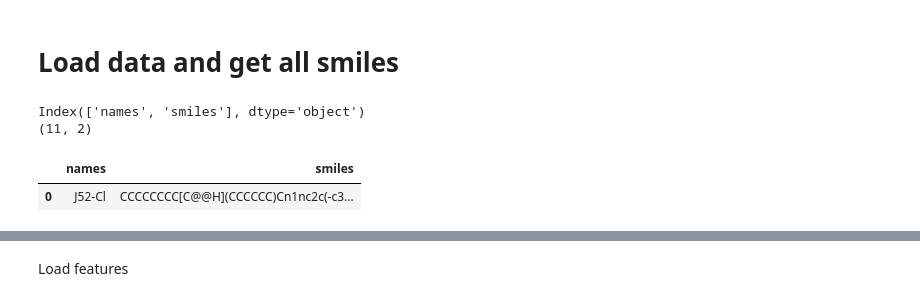
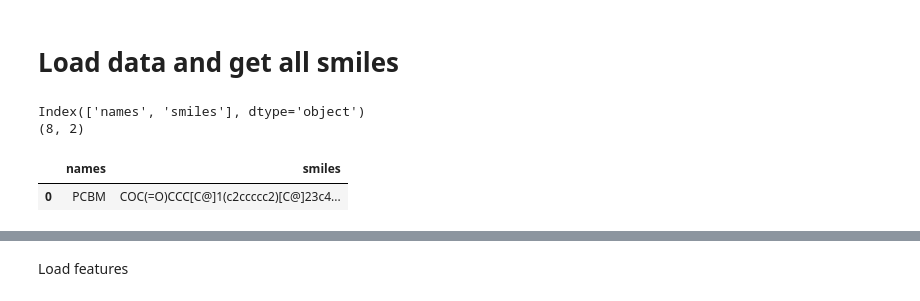
Before and after one commit to aspuru-guzik-group/gpHSP, a Jupyter notebook: 3_predict_on_new_data.ipynb, the cells around one changed output, grey strips where cells are left out. Drawn from its saved outputs; the diff is of its cells as text; code cells hidden in the pictures.

```diff
--- a/3_predict_on_new_data.ipynb
+++ b/3_predict_on_new_data.ipynb
@@ -61,11 +61,11 @@ at_model_dir = lambda x: os.path.join('gpHSP/models', x)
 # %% [markdown]
 # Load data and get all smiles
 # %%
-df = pd.read_csv(at_data_dir('sample_molecules.csv'))
+df = pd.read_csv('LMU_Molecules.csv')
 df['smiles'] = df['smiles'].apply(gphsp.get_isomeric_smiles)
 gphsp.peek_df(df)
 # %% [output]
 Index(['names', 'smiles'], dtype='object')
-(11, 2)
+(8, 2)
 |  | names | smiles |
-| 0 | J52-Cl | CCCCCCCC[C@@H](CCCCCC)Cn1nc2c(-c3... |
+| 0 | PCBM | COC(=O)CCC[C@]1(c2ccccc2)[C@]23c4... |
```
Also changed, not shown: parts of 7 cells of this notebook, 1 other file.
